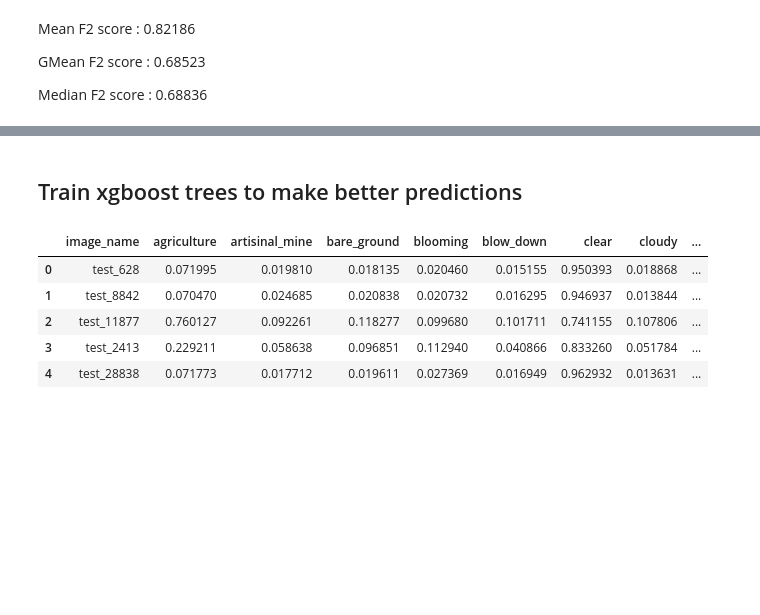
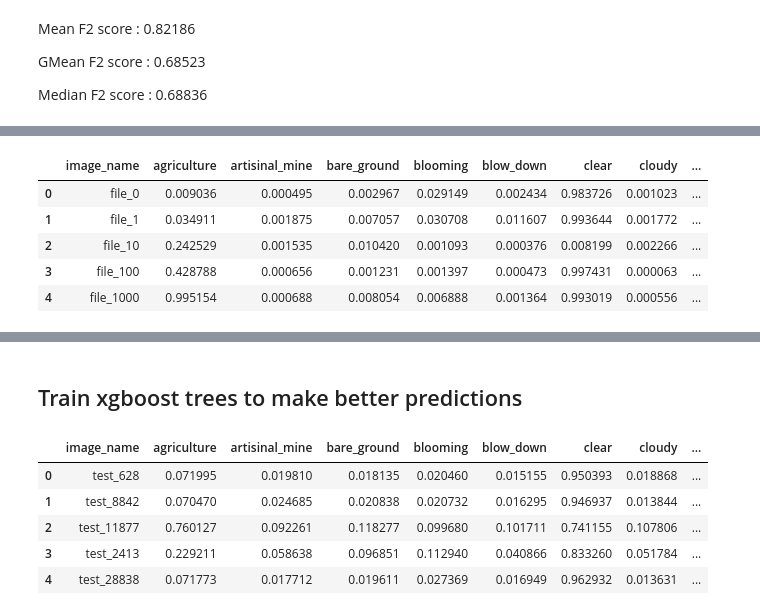
Before and after one commit to vfdev-5/planet_amazon_rainforest, a Jupyter notebook: notebooks/predictions_blender.ipynb, the cells around one changed output, grey strips where cells are left out. Cells and saved outputs as stored; diff of their text form; code cells hidden in the pictures; blank space fills up the shorter version.

```diff
--- a/notebooks/predictions_blender.ipynb
+++ b/notebooks/predictions_blender.ipynb
@@ -220,0 +243,9 @@ Median F2 score : 0.68836
+# %%
+max_predictions_df.head()
+# %% [output]
+|  | image_name | agriculture | artisinal_mine | bare_ground | blooming | blow_down | clear | cloudy | ... |
+| 0 | file_0 | 0.009036 | 0.000495 | 0.002967 | 0.029149 | 0.002434 | 0.983726 | 0.001023 | ... |
+| 1 | file_1 | 0.034911 | 0.001875 | 0.007057 | 0.030708 | 0.011607 | 0.993644 | 0.001772 | ... |
+| 2 | file_10 | 0.242529 | 0.001535 | 0.010420 | 0.001093 | 0.000376 | 0.008199 | 0.002266 | ... |
+| 3 | file_100 | 0.428788 | 0.000656 | 0.001231 | 0.001397 | 0.000473 | 0.997431 | 0.000063 | ... |
+| 4 | file_1000 | 0.995154 | 0.000688 | 0.008054 | 0.006888 | 0.001364 | 0.993019 | 0.000556 | ... |
```
Also changed, not shown: parts of 12 cells of this notebook, 4 other files.
